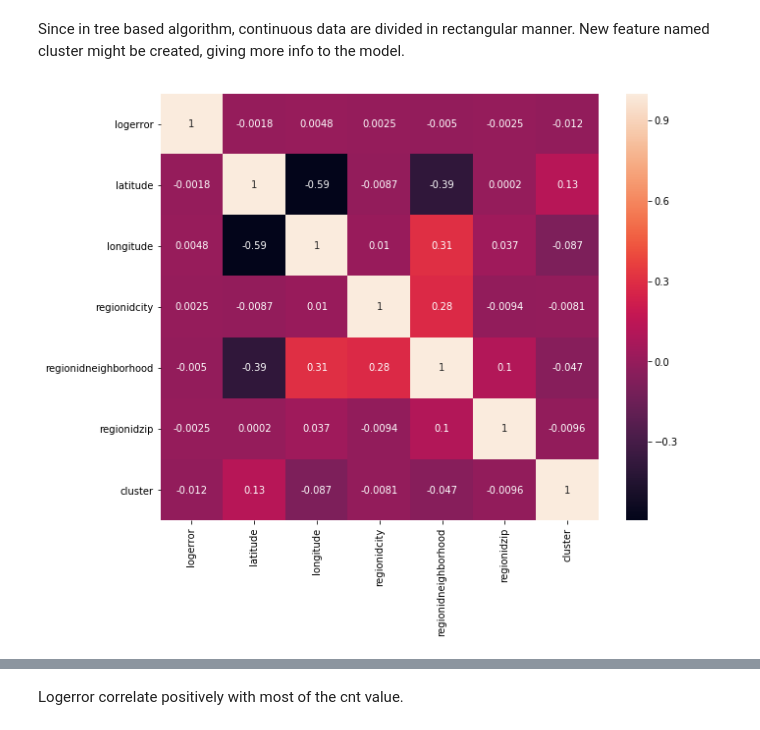
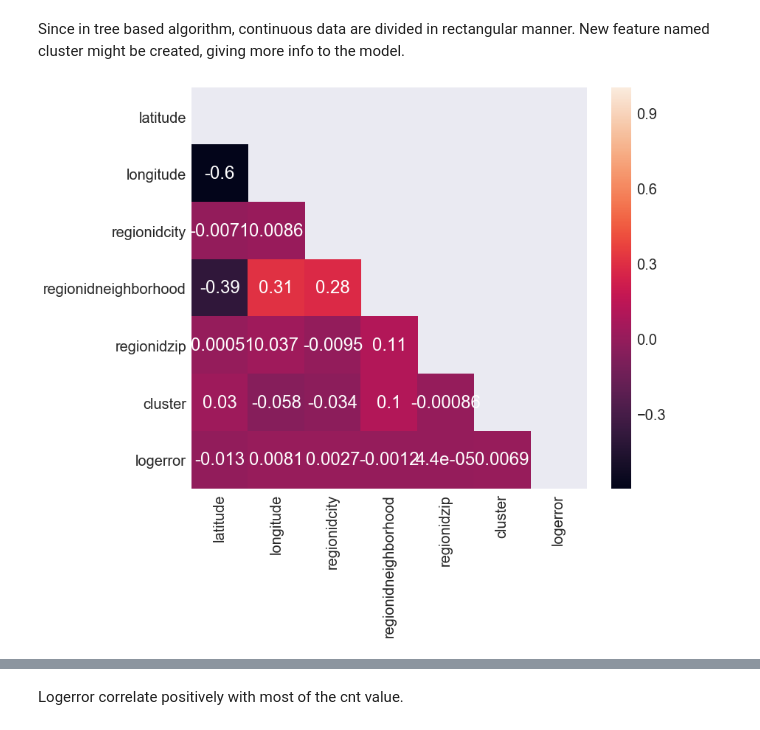
Before and after one commit to edging1218/Zillow, a Jupyter notebook: zillow.ipynb, the cells around one changed output, grey strips where cells are left out. Cells and saved outputs as stored; diff of their text form; code cells hidden in the pictures.

```diff
--- a/zillow.ipynb
+++ b/zillow.ipynb
@@ -120 +167,5 @@ taxdelinquencyflag
+# %%
+# Remove the outliers
+new_df = df2016[(df2016.logerror<ulimit) & (df2016.logerror>llimit)]
+del df2016
 # %%
@@ -245,11 +350,14 @@ create_cluster(df2016, 125)
 # %% [markdown]
 Since in tree based algorithm, continuous data are divided in rectangular manner. New feature named cluster might be created, giving more info to the model.
 # %%
-pos = ['logerror', 'latitude', 'longitude', 'regionidcity', 'regionidneighborhood', 'regionidzip', 'cluster']
-plt.figure(figsize=(10,8))
-sns.heatmap(df2016[pos].corr(), annot=True)
+# Coefficient matrix of logerror and positional features.
+pos = ['latitude', 'longitude', 'regionidcity', 'regionidneighborhood', 'regionidzip', 'cluster', 'logerror']
+mask = np.zeros((7,7))
+mask[np.triu_indices_from(mask)] = True
+plt.figure(figsize=(12,10))
+sns.heatmap(new_df[pos].corr(), mask = mask, vmax = 1, annot=True)
 plt.show()
 # %% [output]
-[figure, old version]
+[figure, new version]
 # %%
 room = ['logerror', 'bedroomcnt', 'bathroomcnt', 'roomcnt', 'unitcnt', 'fireplacecnt', 'garagecarcnt', 'poolcnt']
```
Also changed, not shown: parts of 50 cells of this notebook.
